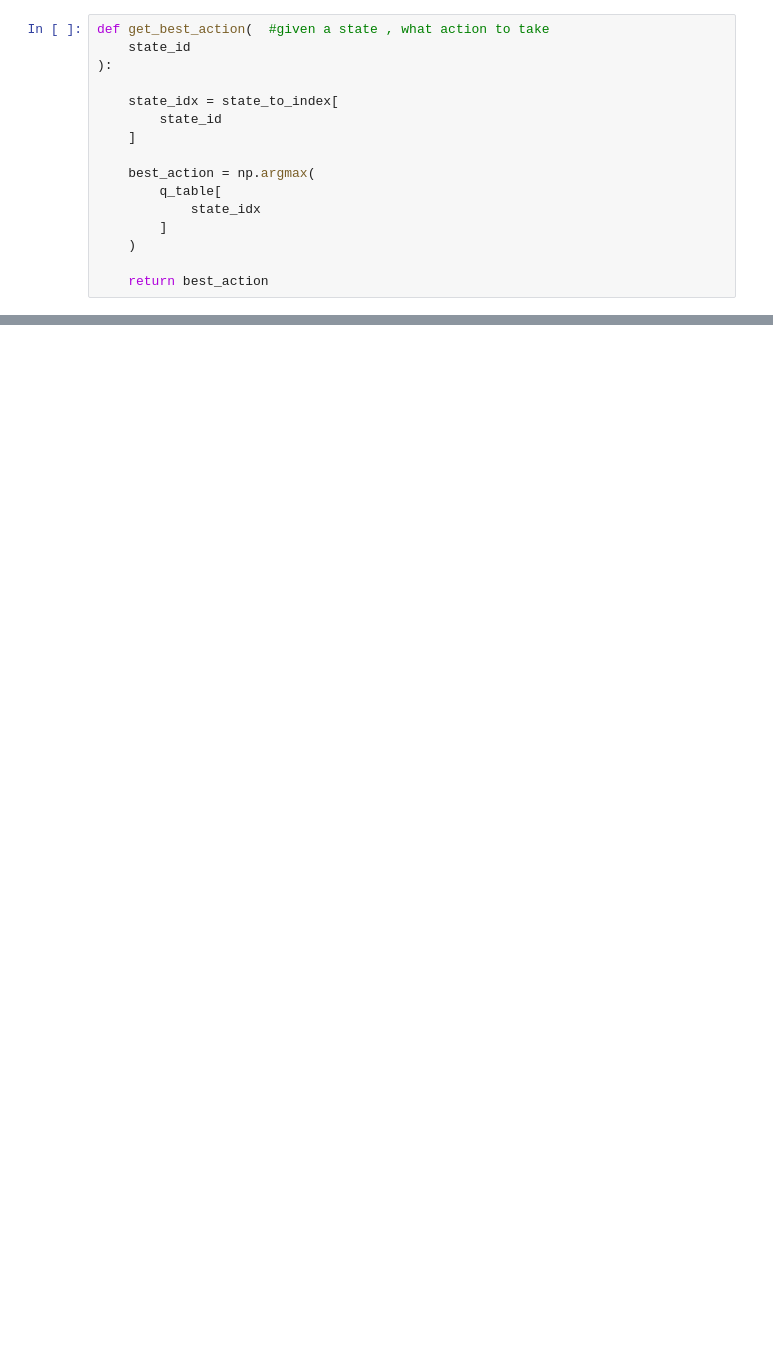
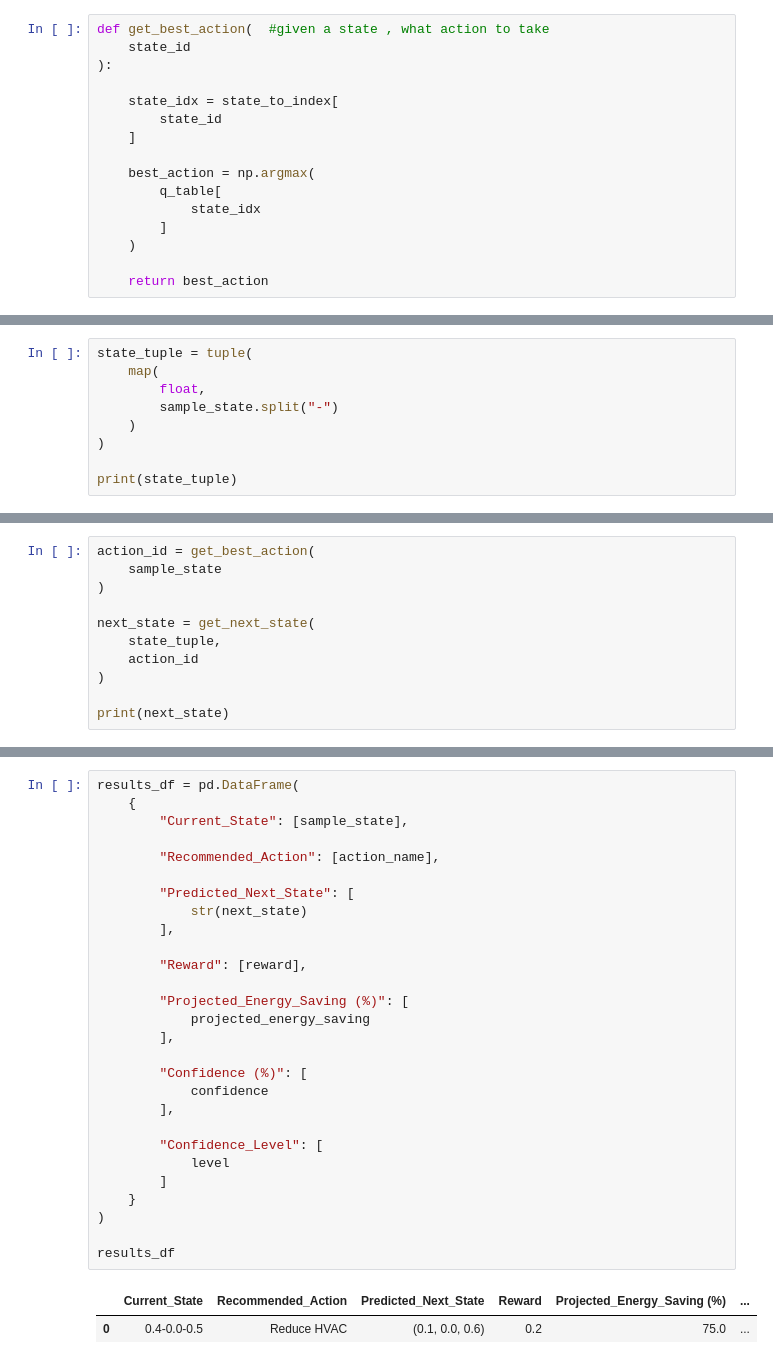
Before and after one commit to karthikbijoy17/agentic_energy_optimisation, a Jupyter notebook: Notebooks/04_q_learning_setup.ipynb, the cells around one changed output, grey strips where cells are left out. Saved outputs shown, nothing was run; the diff lists cells and outputs as text; blank space fills up the shorter version.

Commit message:
energy_optimisation

```diff
--- a/Notebooks/04_q_learning_setup.ipynb
+++ b/Notebooks/04_q_learning_setup.ipynb
@@ -699,0 +829,9 @@ policy_df
+# %%
+state_tuple = tuple(
+    map(
+        float,
+        sample_state.split("-")
+    )
+)
+
+print(state_tuple)
@@ -699,0 +840,11 @@ policy_df
+# %%
+action_id = get_best_action(
+    sample_state
+)
+
+next_state = get_next_state(
+    state_tuple,
+    action_id
+)
+
+print(next_state)
@@ -704,0 +900,31 @@ policy_df.to_csv(
+# %%
+results_df = pd.DataFrame(
+    {
+        "Current_State": [sample_state],
+
+        "Recommended_Action": [action_name],
+
+        "Predicted_Next_State": [
+            str(next_state)
+        ],
+
+        "Reward": [reward],
+
+        "Projected_Energy_Saving (%)": [
+            projected_energy_saving
+        ],
+
+        "Confidence (%)": [
+            confidence
+        ],
+
+        "Confidence_Level": [
+            level
+        ]
+    }
+)
+
+results_df
+# %% [output]
+|  | Current_State | Recommended_Action | Predicted_Next_State | Reward | Projected_Energy_Saving (%) | ... |
+| 0 | 0.4-0.0-0.5 | Reduce HVAC | (0.1, 0.0, 0.6) | 0.2 | 75.0 | ... |
```
Also changed, not shown: parts of 52 cells of this notebook, 9 other files.
